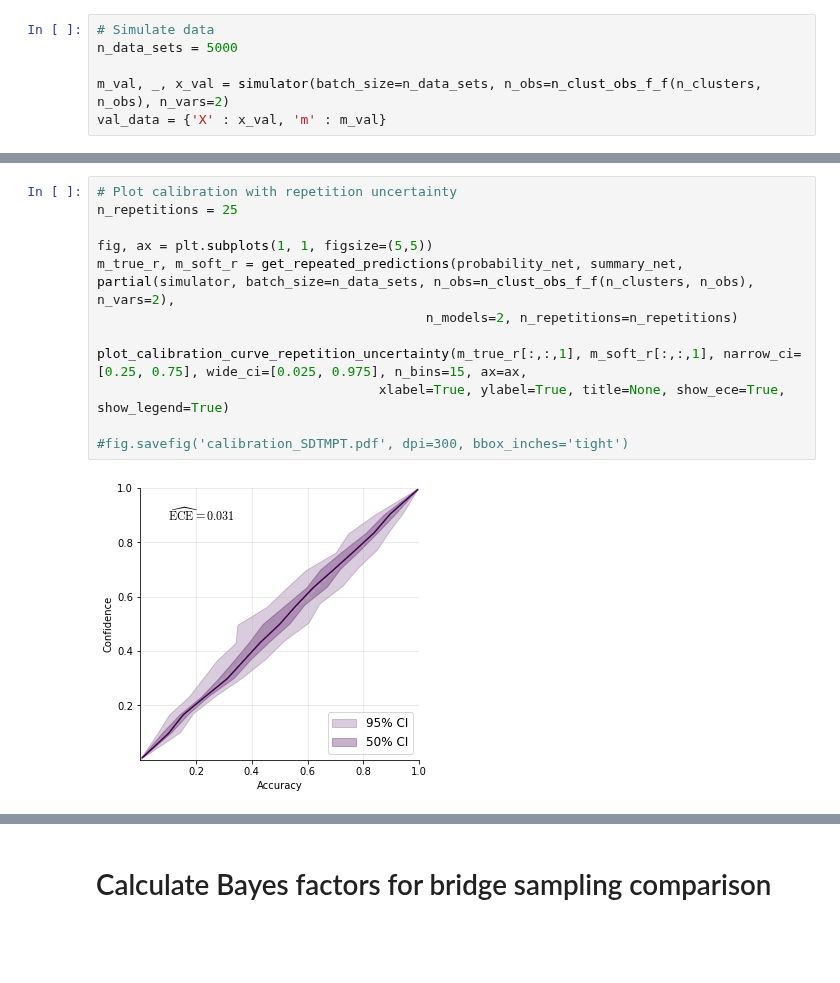
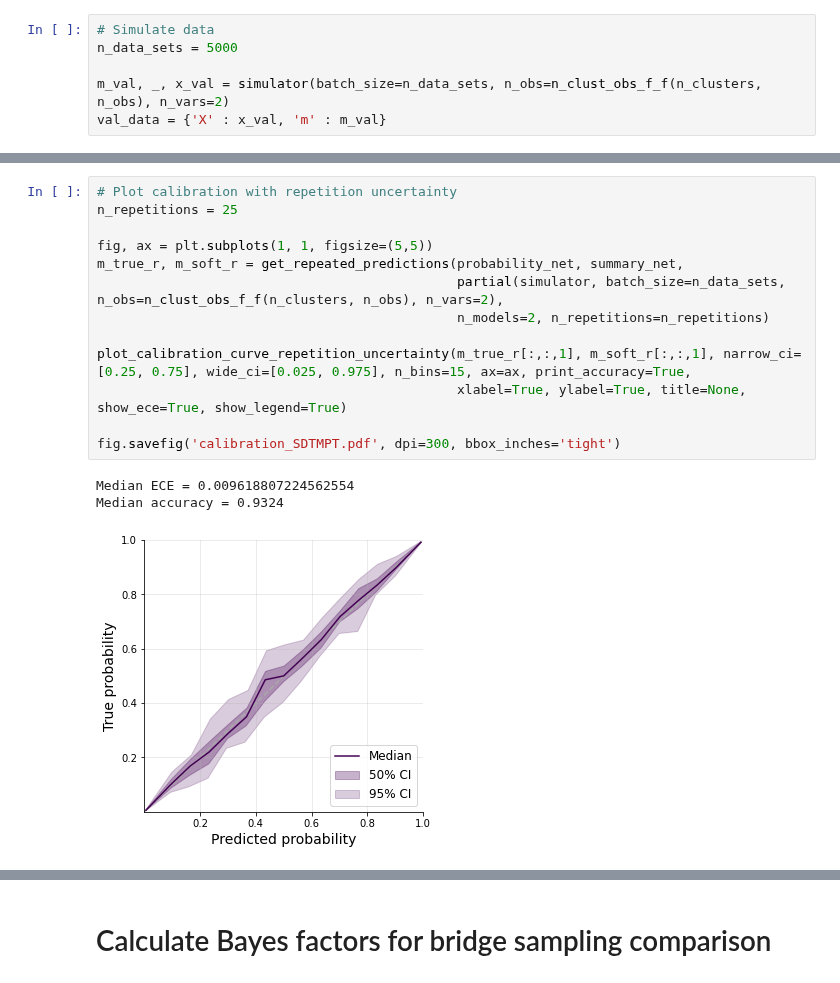
Before and after one commit to elseml/DeepHierarchicalModelComparison, a Jupyter notebook: notebooks/02_bridge_sampling_comparison/non_nested_models/train_validate_network.ipynb, the cells around one changed output, grey strips where cells are left out. Cells and saved outputs as stored; diff of their text form; blank space fills up the shorter version.

```diff
--- a/notebooks/02_bridge_sampling_comparison/non_nested_models/train_validate_network.ipynb
+++ b/notebooks/02_bridge_sampling_comparison/non_nested_models/train_validate_network.ipynb
@@ -92,14 +92,17 @@ ECE = 0.032
 # %%
 # Plot calibration with repetition uncertainty
 n_repetitions = 25
 
 fig, ax = plt.subplots(1, 1, figsize=(5,5))
-m_true_r, m_soft_r = get_repeated_predictions(probability_net, summary_net, partial(simulator, batch_size=n_data_sets, n_obs=n_clust_obs_f_f(n_clusters, n_obs), n_vars=2),
-                                          n_models=2, n_repetitions=n_repetitions)
+m_true_r, m_soft_r = get_repeated_predictions(probability_net, summary_net,
+                                              partial(simulator, batch_size=n_data_sets, n_obs=n_clust_obs_f_f(n_clusters, n_obs), n_vars=2),
+                                              n_models=2, n_repetitions=n_repetitions)
 
-plot_calibration_curve_repetition_uncertainty(m_true_r[:,:,1], m_soft_r[:,:,1], narrow_ci=[0.25, 0.75], wide_ci=[0.025, 0.975], n_bins=15, ax=ax,
-                                    xlabel=True, ylabel=True, title=None, show_ece=True, show_legend=True)
+plot_calibration_curve_repetition_uncertainty(m_true_r[:,:,1], m_soft_r[:,:,1], narrow_ci=[0.25, 0.75], wide_ci=[0.025, 0.975], n_bins=15, ax=ax, print_accuracy=True,
+                                              xlabel=True, ylabel=True, title=None, show_ece=True, show_legend=True)
 
-#fig.savefig('calibration_SDTMPT.pdf', dpi=300, bbox_inches='tight')
+fig.savefig('calibration_SDTMPT.pdf', dpi=300, bbox_inches='tight')
 # %% [output]
+Median ECE = 0.009618807224562554
+Median accuracy = 0.9324
-[figure, old version]
+[figure, new version]
```
Also changed, not shown: parts of 4 cells of this notebook.
